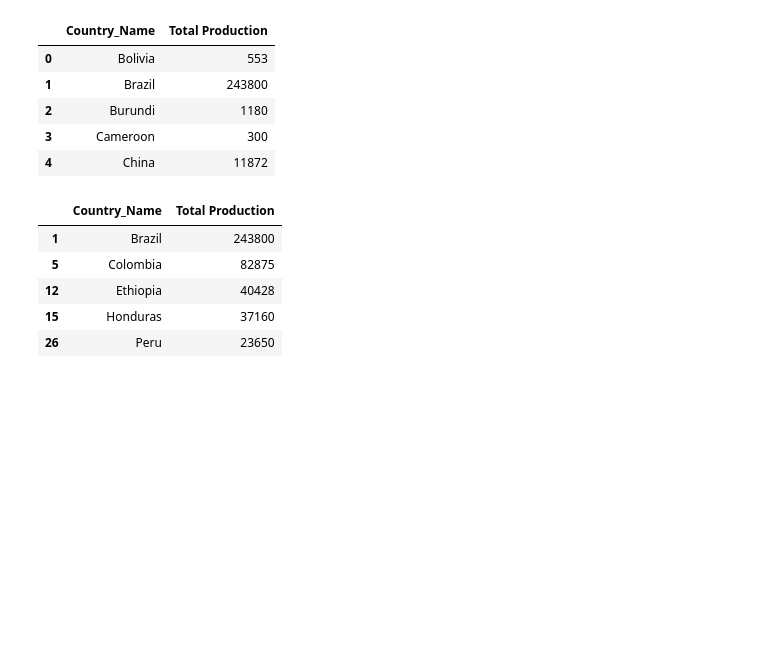
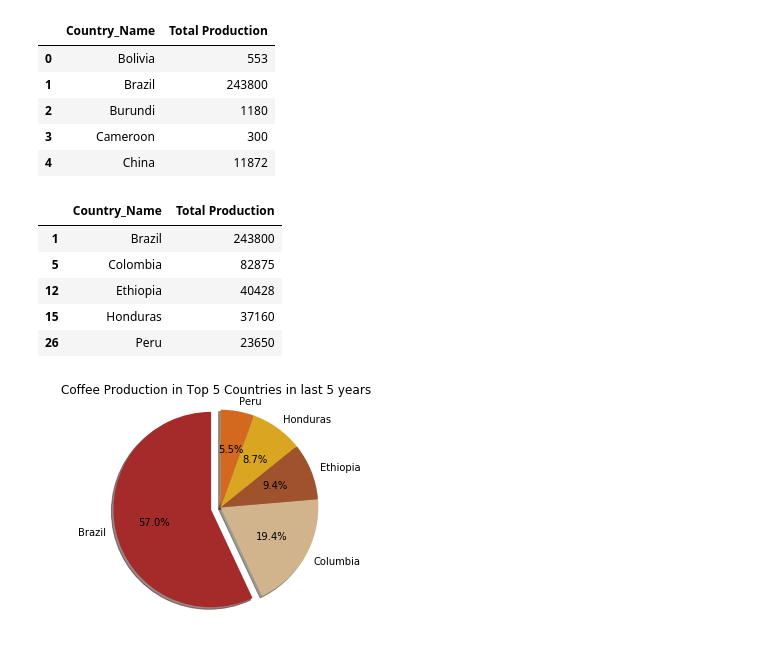
Before and after one commit to jgroth1/Project_1_Coffee_Price_Predictors, a Jupyter notebook: Coffee_Project.ipynb, the cells around one changed output. Cells and saved outputs as stored; diff of their text form; code cells hidden in the pictures; blank space fills up the shorter version.

```diff
--- a/Coffee_Project.ipynb
+++ b/Coffee_Project.ipynb
@@ -100,3 +102,16 @@ final_df1
 | 12 | Ethiopia | 40428 |
 | 15 | Honduras | 37160 |
 | 26 | Peru | 23650 |
+# %%
+countries = ["Brazil", "Columbia", "Ethiopia", "Honduras","Peru"]
+members = [243800, 82875, 40428, 37160, 23650]
+colors = ["brown","tan","sienna","goldenrod","chocolate"]
+explode = (0.1,0,0,0,0)
+plt.title("Coffee Production in Top 5 Countries in last 5 years")
+plt.pie(members, explode=explode, labels=countries, colors=colors,
+        autopct="%1.1f%%", shadow=True, startangle=90)
+plt.axis("equal")
+plt.savefig("Coffee_predict.png")
+plt.show()
+# %% [output]
+[figure, added]
```
Also changed, not shown: parts of 1 cell of this notebook.
